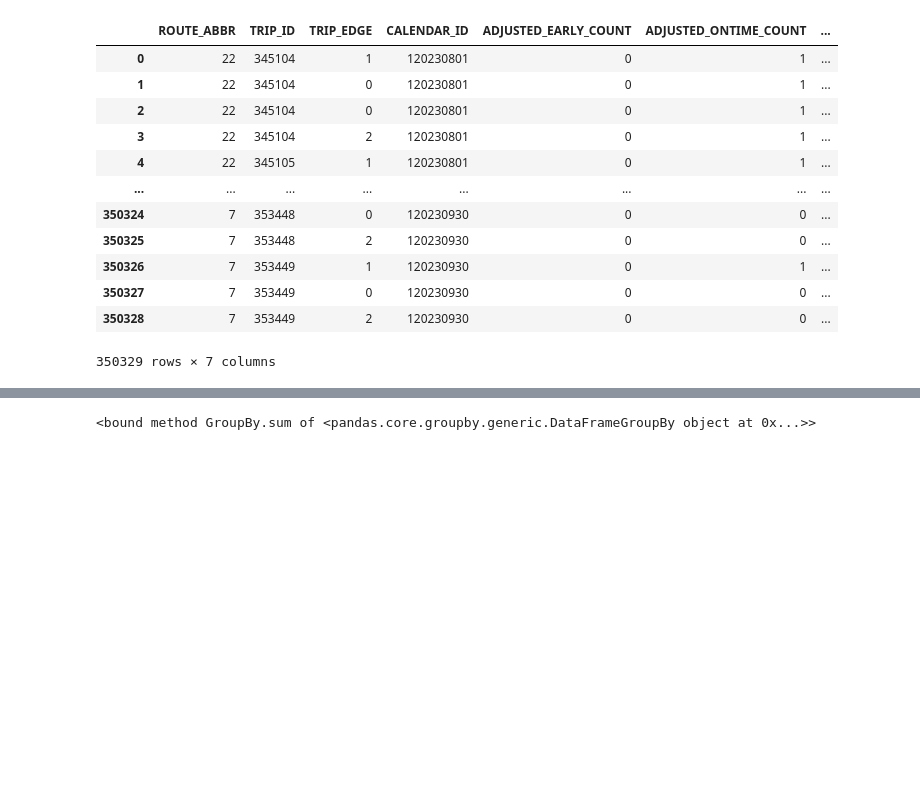
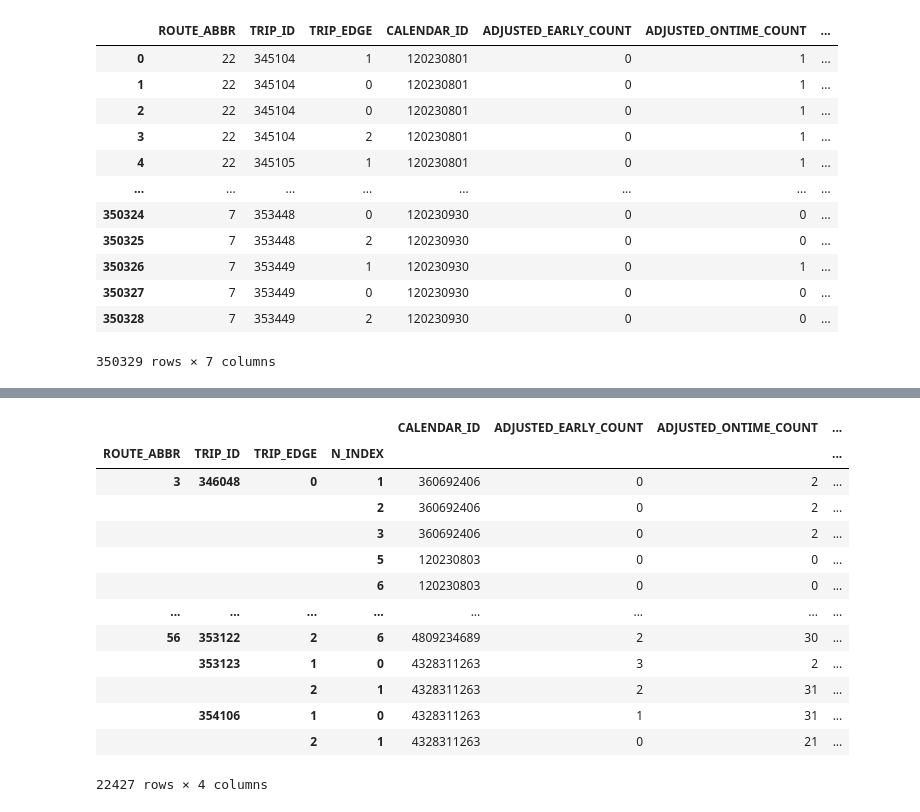
Before and after one commit to Isiybelle/wego-analysis, a Jupyter notebook: notebooks/Wego Project.ipynb, the cells around one changed output, grey strips where cells are left out. Cells and saved outputs as stored; diff of their text form; code cells hidden in the pictures; blank space fills up the shorter version.

```diff
--- a/notebooks/Wego Project.ipynb
+++ b/notebooks/Wego Project.ipynb
@@ -1066,4 +1031,18 @@ route_info
 # %%
-route_info.groupby(['ROUTE_ABBR', 'TRIP_ID', 'New_Index']).sum
+nroute = route_info.groupby(['ROUTE_ABBR', 'TRIP_ID', 'TRIP_EDGE', 'N_INDEX']).sum()
+nroute
 # %% [output]
+|  |  |  |  | CALENDAR_ID | ADJUSTED_EARLY_COUNT | ADJUSTED_ONTIME_COUNT | ... |
+| ROUTE_ABBR | TRIP_ID | TRIP_EDGE | N_INDEX |  |  |  | ... |
+| 3 | 346048 | 0 | 1 | 360692406 | 0 | 2 | ... |
+|  |  |  | 2 | 360692406 | 0 | 2 | ... |
+|  |  |  | 3 | 360692406 | 0 | 2 | ... |
+|  |  |  | 5 | 120230803 | 0 | 0 | ... |
+|  |  |  | 6 | 120230803 | 0 | 0 | ... |
+| ... | ... | ... | ... | ... | ... | ... | ... |
+| 56 | 353122 | 2 | 6 | 4809234689 | 2 | 30 | ... |
+|  | 353123 | 1 | 0 | 4328311263 | 3 | 2 | ... |
+|  |  | 2 | 1 | 4328311263 | 2 | 31 | ... |
+|  | 354106 | 1 | 0 | 4328311263 | 1 | 31 | ... |
+|  |  | 2 | 1 | 4328311263 | 0 | 21 | ... |
-<bound method GroupBy.sum of <pandas.core.groupby.generic.DataFrameGroupBy object at 0x...>>
+22427 rows × 4 columns
```
Also changed, not shown: parts of 16 cells of this notebook, 2 other files.
